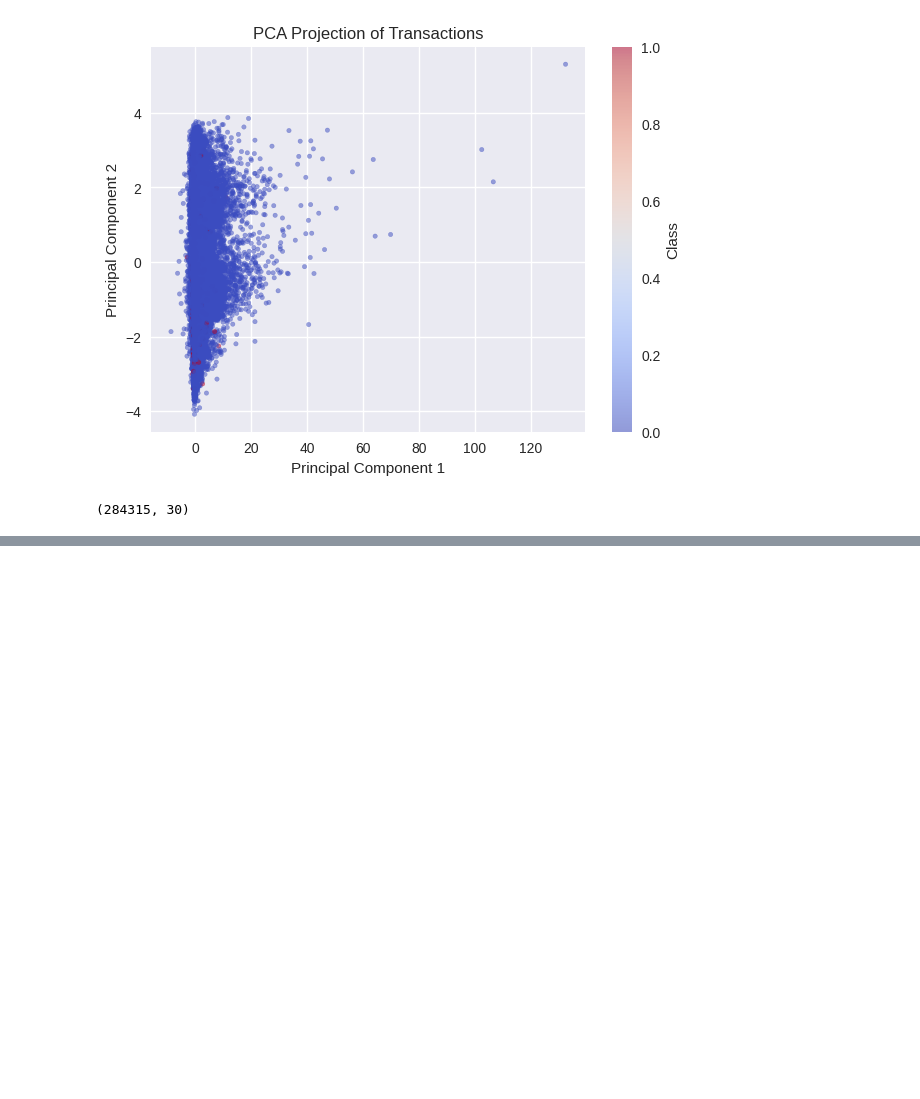
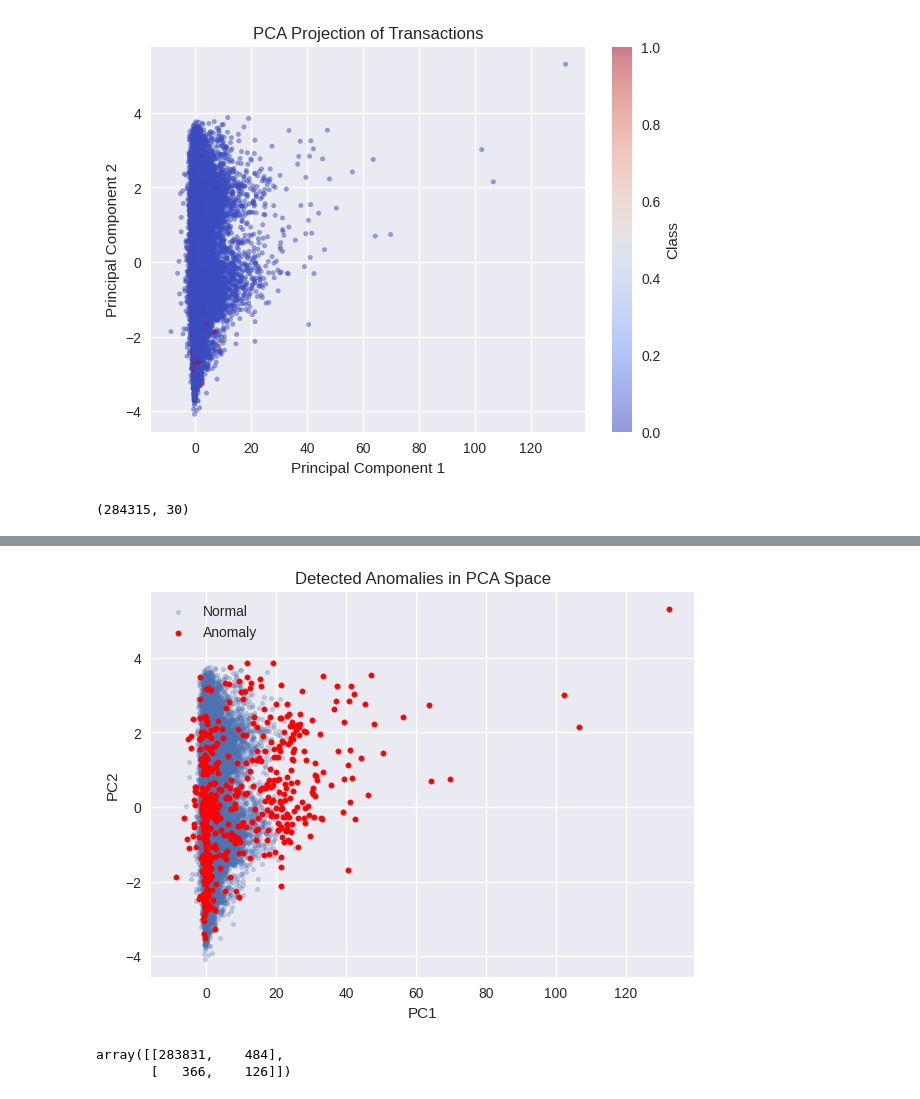
Before and after one commit to Gautam-Shah306/Smart-Anomaly-Detection, a Jupyter notebook: Smart_Anomaly_Detection.ipynb, the cells around one changed output, grey strips where cells are left out. Saved outputs shown, nothing was run; the diff lists cells and outputs as text; code cells hidden in the pictures; blank space fills up the shorter version.

```diff
--- a/Smart_Anomaly_Detection.ipynb
+++ b/Smart_Anomaly_Detection.ipynb
@@ -164,0 +183,3 @@ np.save("y_true.npy", y.values)
+# %%
+y_pred = iso_forest.predict(X_scaled)
+y_pred_binary = np.where(y_pred == -1, 1, 0)
@@ -164,0 +202,26 @@ np.save("y_true.npy", y.values)
+# %%
+plt.figure(figsize=(7,5))
+
+plt.scatter(
+    X_pca[y_pred_binary == 0, 0],
+    X_pca[y_pred_binary == 0, 1],
+    label="Normal",
+    alpha=0.3,
+    s=10
+)
+
+plt.scatter(
+    X_pca[y_pred_binary == 1, 0],
+    X_pca[y_pred_binary == 1, 1],
+    label="Anomaly",
+    c="red",
+    s=15
+)
+
+plt.legend()
+plt.title("Detected Anomalies in PCA Space")
+plt.xlabel("PC1")
+plt.ylabel("PC2")
+plt.show()
+# %% [output]
+[figure, added]
@@ -164,0 +234,7 @@ np.save("y_true.npy", y.values)
+# %%
+from sklearn.metrics import confusion_matrix
+cm = confusion_matrix(y, y_pred_binary)
+cm
+# %% [output]
+array([[283831,    484],
+       [   366,    126]])
```
Also changed, not shown: parts of 32 cells of this notebook.
